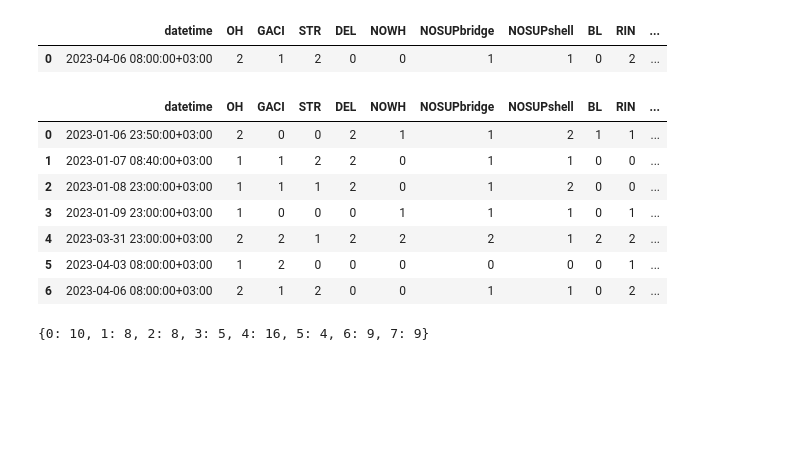
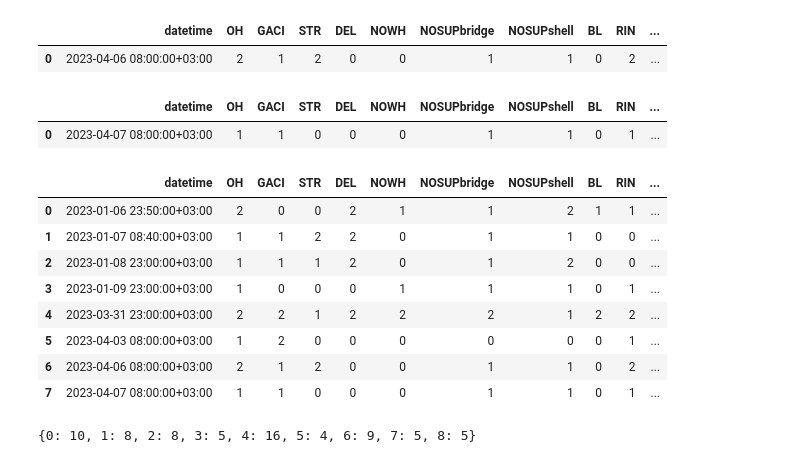
Before and after one commit to ksetdekov/optuna_4_prusa_slicer, a Jupyter notebook: optimization.ipynb, the cells around one changed output. Drawn from its saved outputs; the diff is of its cells as text; code cells hidden in the pictures; blank space fills up the shorter version.

Commit message:
results

```diff
--- a/optimization.ipynb
+++ b/optimization.ipynb
@@ -124,23 +124,36 @@ added6
 # %% [output]
 |  | datetime | OH | GACI | STR | DEL | NOWH | NOSUPbridge | NOSUPshell | BL | RIN | ... |
 | 0 | 2023-04-06 08:00:00+03:00 | 2 | 1 | 2 | 0 | 0 | 1 | 1 | 0 | 2 | ... |
+# %%
+added7 = pd.DataFrame({'datetime': pd.Timestamp('2023-04-07 08:00', tz='Europe/Moscow'),
+                       'OH': 1, 'GACI': 1, 'STR': 0, 'DEL': 0, 'NOWH': 0, 'NOSUPbridge': 1,
+                       'NOSUPshell': 1, 'BL': 0, 'RIN': 1}, index=[0])
+added7['AQI'] = added7[['OH', 'GACI', 'STR', 'DEL', 'NOWH', 'NOSUPbridge',
+                       'NOSUPshell', 'BL', 'RIN']].sum(axis=1)
+df_settings = pd.DataFrame({'first_layer_height': 0.297507885707492, 'perimeters': 3, 'top_solid_layers': 5, 'bottom_solid_layers': 1, 'fuzzu_skin': 'External perimeters', 'fuzzu_skin_thickness': 0.07324789815255255, 'fill_pattern': 'Adaptive cubic', 'ironing': 'False', 'brim_width': 4, 'extrusion_default': 0.42602823452471006, 'firts_layer_extrusion_width': 1.3713275067650554, 'perimeter_extrusion_width': 0.49906688618130046, 'external_perimeter_extrusion_width': 0.48384657869063696, 'infill_extrusion_width': 0.40298391153256186, 'solid_infill_extrusion_width': 0.4165837086071104, 'top_infill_extrusion_width': 0.4925210494785266, 'bridge_flow_ratio': 1.025943501404313, 'elephant_foot_compensation': 0.1050870049574198, 'flow_multiplier': 1.0505511107477628, 'temperature': 201.3307296270823}, index=[0])
+added7 = added7.join(df_settings)
+added7
+# %% [output]
+|  | datetime | OH | GACI | STR | DEL | NOWH | NOSUPbridge | NOSUPshell | BL | RIN | ... |
+| 0 | 2023-04-07 08:00:00+03:00 | 1 | 1 | 0 | 0 | 0 | 1 | 1 | 0 | 1 | ... |
 # %%
-results = pd.concat([results,added, added2, added3, added4, added5, added6], ignore_index=True)
+results = pd.concat([results,added, added2, added3, added4, added5, added6, added7], ignore_index=True)
 results
 # %% [output]
 |  | datetime | OH | GACI | STR | DEL | NOWH | NOSUPbridge | NOSUPshell | BL | RIN | ... |
 | 0 | 2023-01-06 23:50:00+03:00 | 2 | 0 | 0 | 2 | 1 | 1 | 2 | 1 | 1 | ... |
 | 1 | 2023-01-07 08:40:00+03:00 | 1 | 1 | 2 | 2 | 0 | 1 | 1 | 0 | 0 | ... |
 | 2 | 2023-01-08 23:00:00+03:00 | 1 | 1 | 1 | 2 | 0 | 1 | 2 | 0 | 0 | ... |
 | 3 | 2023-01-09 23:00:00+03:00 | 1 | 0 | 0 | 0 | 1 | 1 | 1 | 0 | 1 | ... |
 | 4 | 2023-03-31 23:00:00+03:00 | 2 | 2 | 1 | 2 | 2 | 2 | 1 | 2 | 2 | ... |
 | 5 | 2023-04-03 08:00:00+03:00 | 1 | 2 | 0 | 0 | 0 | 0 | 0 | 0 | 1 | ... |
 | 6 | 2023-04-06 08:00:00+03:00 | 2 | 1 | 2 | 0 | 0 | 1 | 1 | 0 | 2 | ... |
+| 7 | 2023-04-07 08:00:00+03:00 | 1 | 1 | 0 | 0 | 0 | 1 | 1 | 0 | 1 | ... |
 # %%
-score_dict = {0:10, 1:8, 2:8, 3:5, 4:16, 5:4, 6:9, 7:9}
+score_dict = {0:10, 1:8, 2:8, 3:5, 4:16, 5:4, 6:9, 7:5, 8:5}
 score_dict
 # %% [output]
-{0: 10, 1: 8, 2: 8, 3: 5, 4: 16, 5: 4, 6: 9, 7: 9}
+{0: 10, 1: 8, 2: 8, 3: 5, 4: 16, 5: 4, 6: 9, 7: 5, 8: 5}
 # %%
 
 
```
Also changed, not shown: parts of 2 cells of this notebook.
